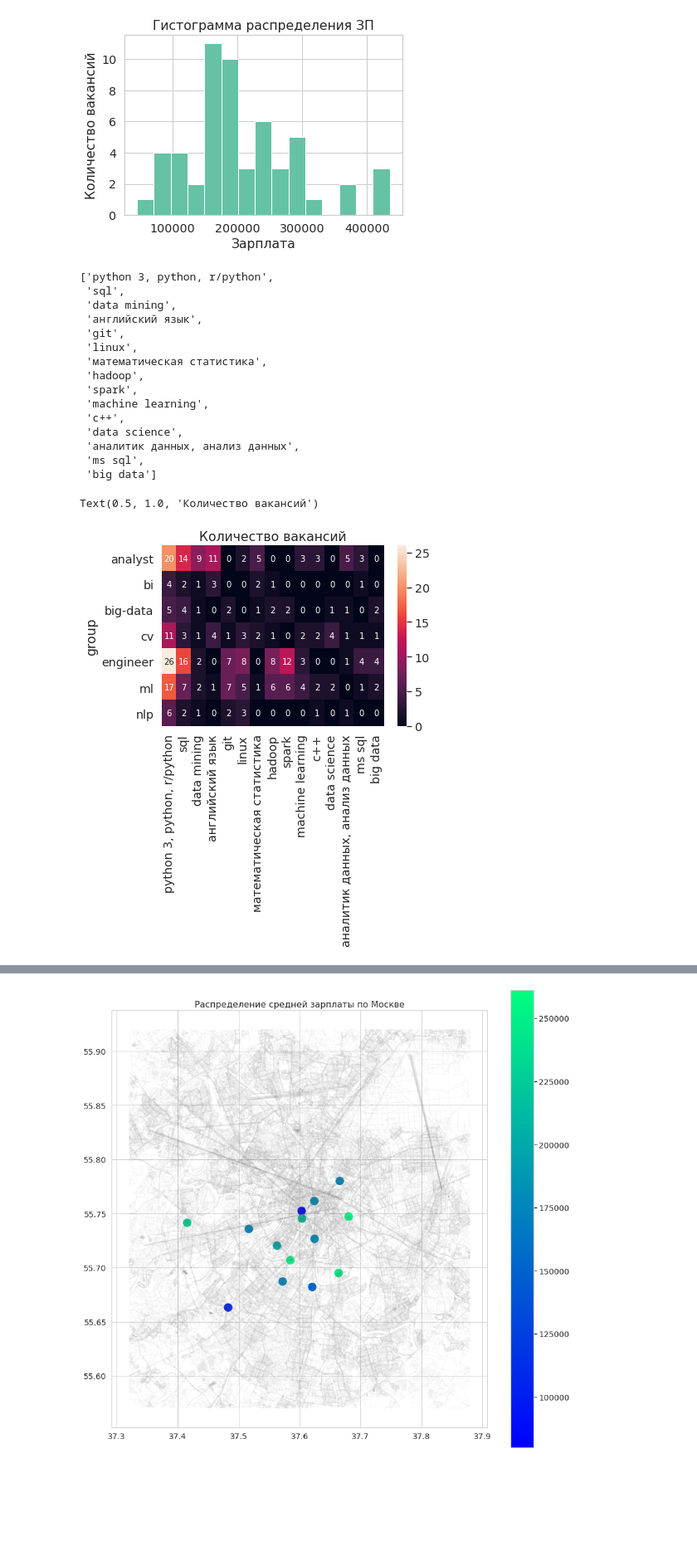
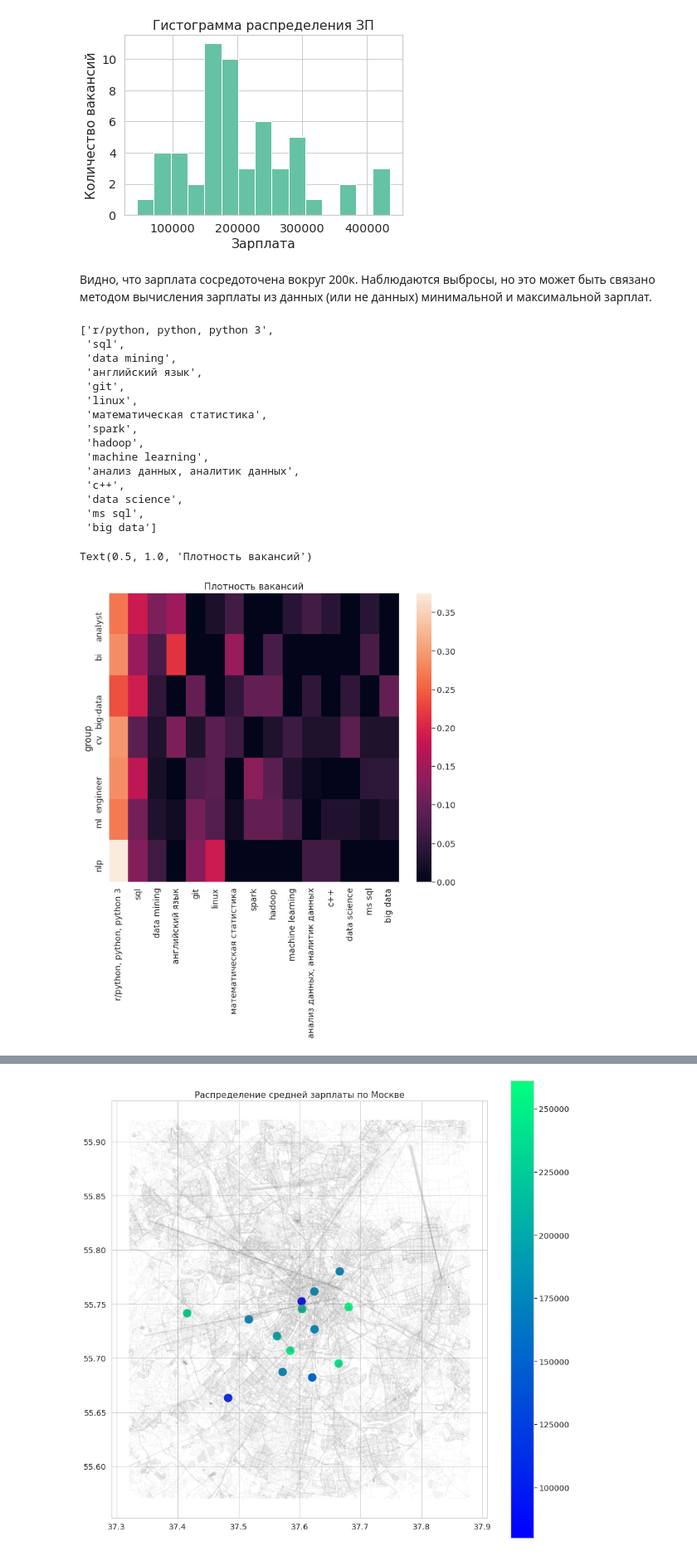
Before and after one commit to InversionSpaces/mipt-stats, a Jupyter notebook: task3.ipynb, the cells around one changed output, grey strips where cells are left out. Shown at 83% size. Cells and saved outputs as stored; diff of their text form; code cells hidden in the pictures; blank space fills up the shorter version.

```diff
--- a/task3.ipynb
+++ b/task3.ipynb
@@ -376,3 +366,6 @@ df.head()
+# %%
+# Восстановим skill_columns
+skill_columns = df.columns[12:]
 # %%
 # Доступно вакансий
 df.shape[0]
@@ -445,33 +438,39 @@ ax.set_title("Гистограмма распределения ЗП")
 # %% [output]
 Text(0.5, 1.0, 'Гистограмма распределения ЗП')
 [figure]
+# %% [markdown]
+Видно, что зарплата сосредоточена вокруг 200к. Наблюдаются выбросы, но это может быть
+связано методом вычисления зарплаты из данных (или не данных) минимальной и максимальной зарплат.
 # %%
 # Найдем самые желаемые скиллы
 skill_freqs = df[skill_columns].sum()
 wanted_skills = list(skill_freqs.sort_values(ascending=False)[:15].index)
 wanted_skills
 # %% [output]
-['python 3, python, r/python',
+['r/python, python, python 3',
  'sql',
  'data mining',
  'английский язык',
  'git',
  'linux',
  'математическая статистика',
+ 'spark',
  'hadoop',
- 'spark',
  'machine learning',
+ 'анализ данных, аналитик данных',
  'c++',
  'data science',
- 'аналитик данных, анализ данных',
  'ms sql',
  'big data']
 # %%
 # Построим heatmap по группе и скилу
 skillsdf = df[["group"] + wanted_skills]
 skillsdf = skillsdf.groupby("group").sum()
-ax = sns.heatmap(skillsdf, annot=True)
-ax.set_title("Количество вакансий")
+skillsdf = skillsdf.div(skillsdf.sum(axis=1), axis=0)
+
+fig, ax = plt.subplots(figsize=(11, 9))
+sns.heatmap(skillsdf)
+ax.set_title("Плотность вакансий")
 # %% [output]
-Text(0.5, 1.0, 'Количество вакансий')
+Text(0.5, 1.0, 'Плотность вакансий')
-[figure, old version]
+[figure, new version]
```
Also changed, not shown: parts of 60 cells of this notebook, 2 other files.
